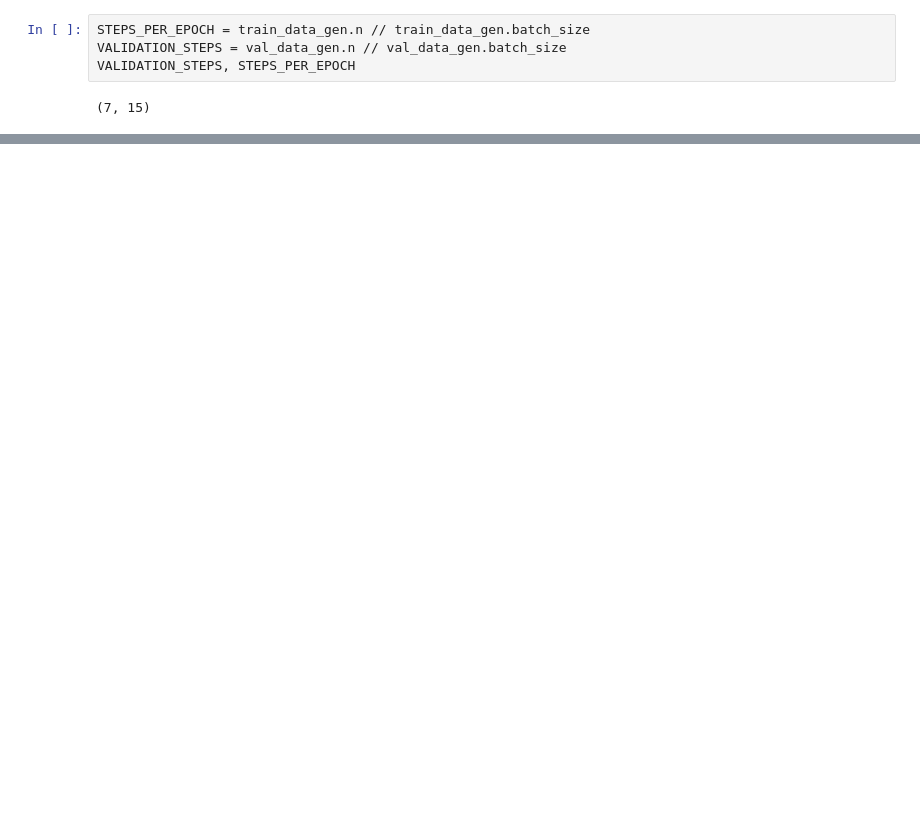
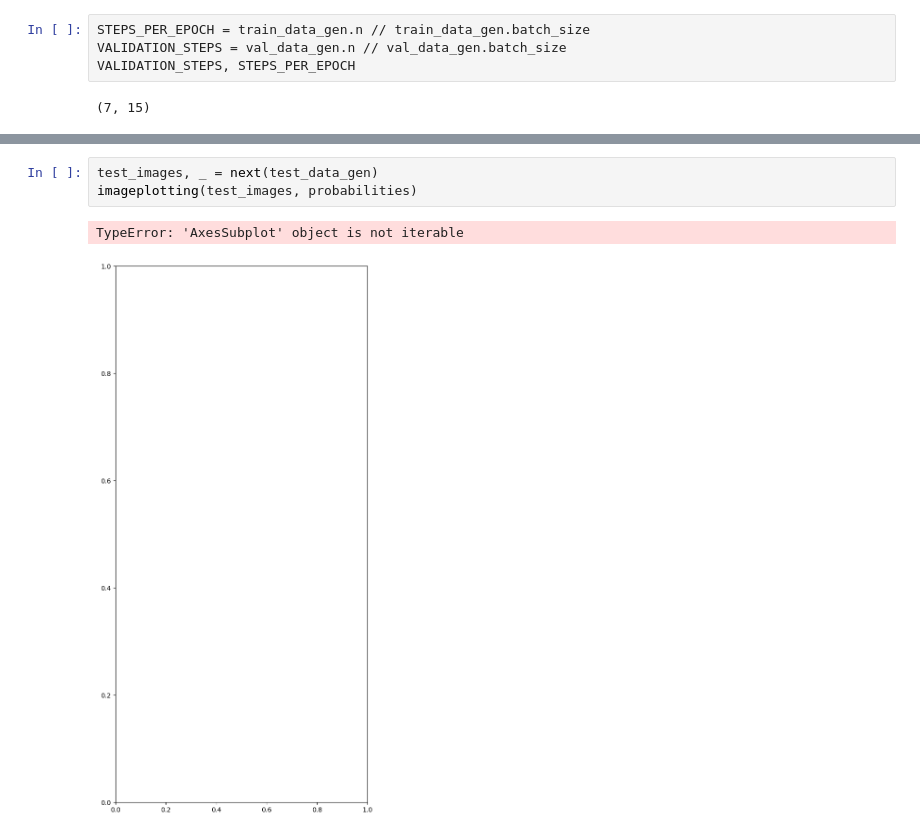
Before and after one commit to eginoux/cat_dog_classifier, a Jupyter notebook: FCC_cat_dog_classifier.ipynb, the cells around one changed output, grey strips where cells are left out. Saved outputs shown, nothing was run; the diff lists cells and outputs as text; blank space fills up the shorter version.

```diff
--- a/FCC_cat_dog_classifier.ipynb
+++ b/FCC_cat_dog_classifier.ipynb
@@ -221,3 +204,9 @@ for proba in y_pred_list:
+# %%
+test_images, _ = next(test_data_gen)
+imageplotting(test_images, probabilities)
+# %% [output]
+TypeError: 'AxesSubplot' object is not iterable
+[figure, added]
 # %%
 answers =  [1, 0, 0, 1, 0, 0, 0, 0, 1, 1, 0,
             1, 0, 1, 0, 1, 1, 0, 1, 1, 0, 0,
```
Also changed, not shown: parts of 14 cells of this notebook.
